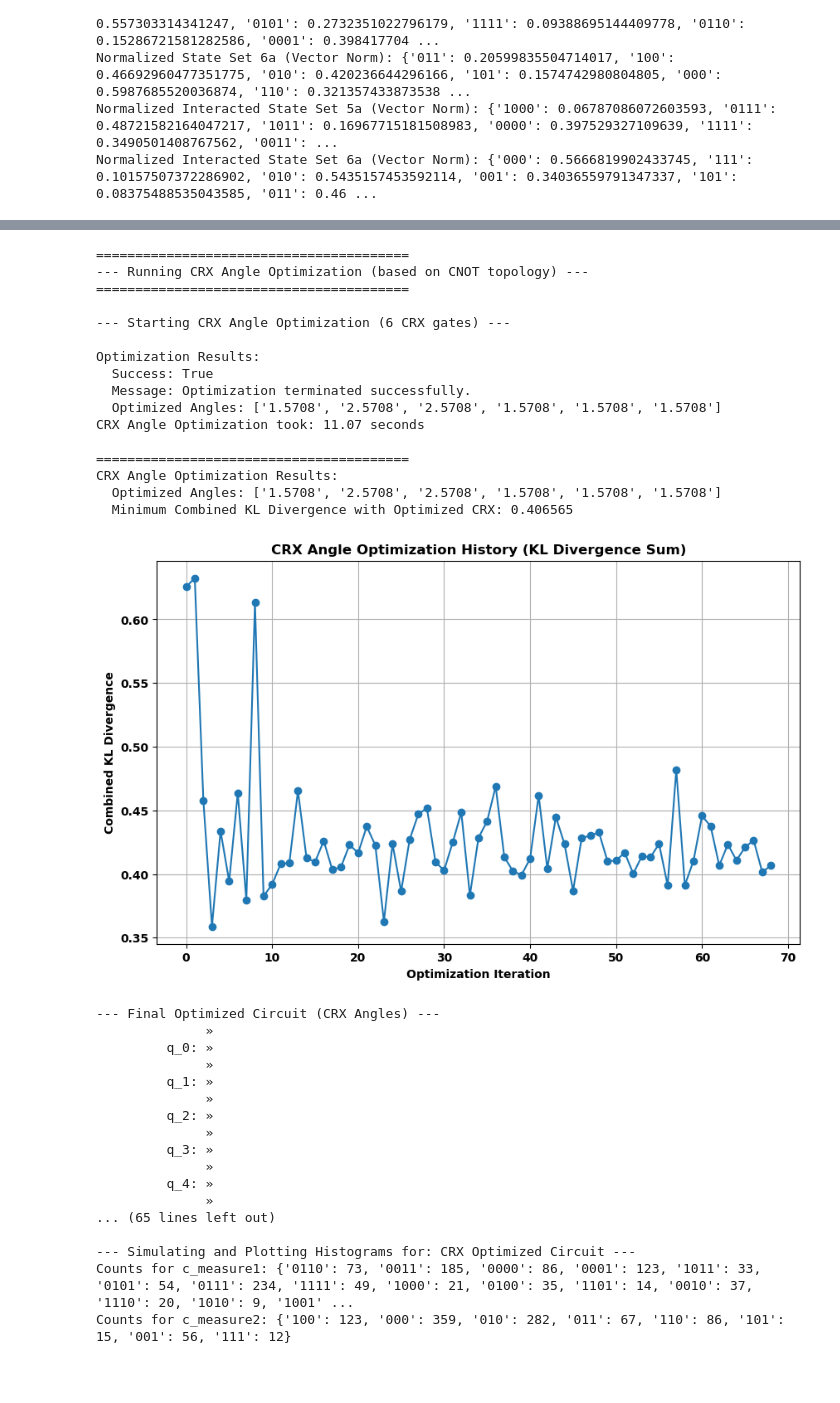
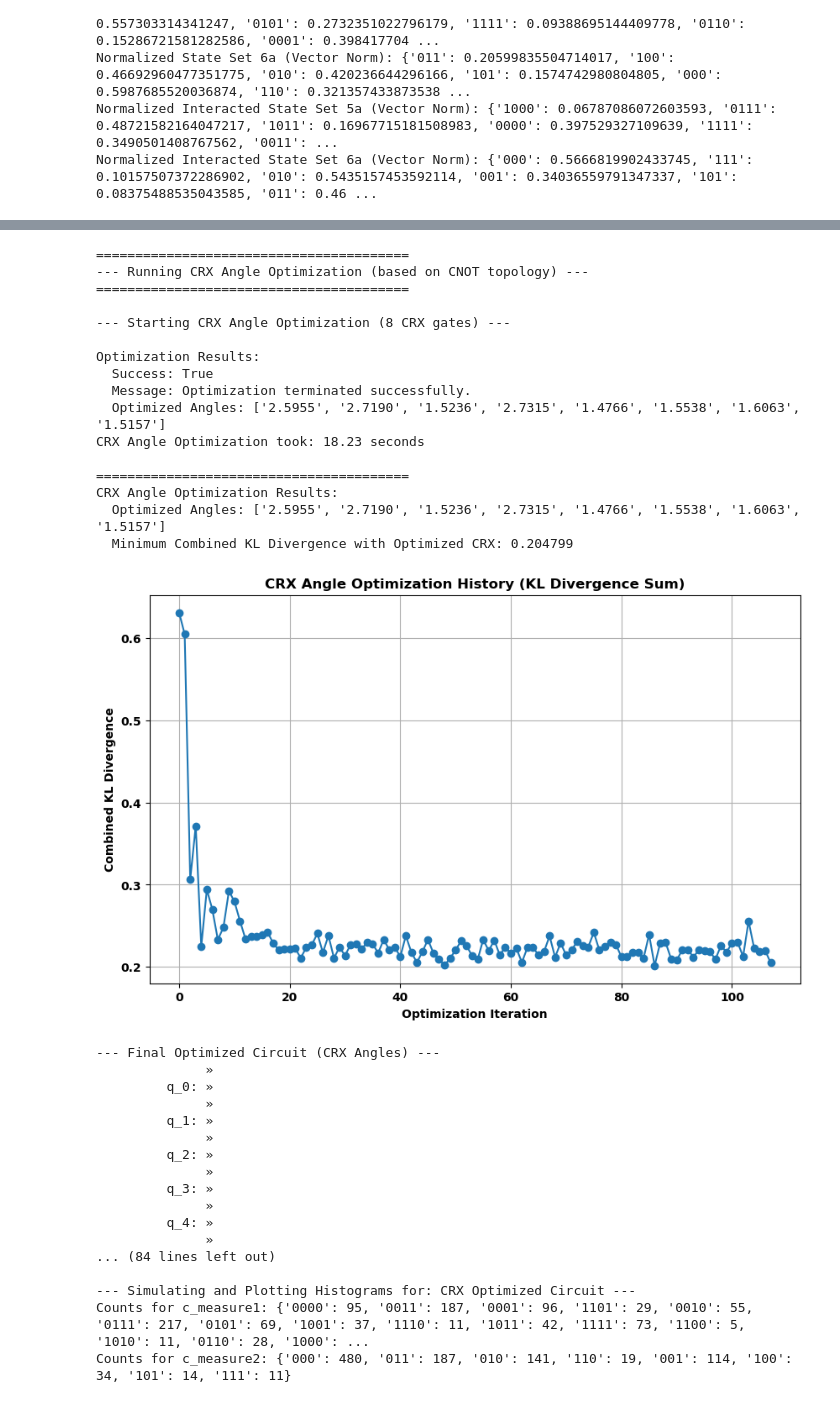
Before and after one commit to cailab-tamu/QuantumXCT, a Jupyter notebook: python/bell_dist_kl.ipynb, the cells around one changed output, grey strips where cells are left out. Drawn from its saved outputs; the diff is of its cells as text; code cells hidden in the pictures; blank space fills up the shorter version.

Commit message:
Binary greedy search implemented for pairs of cnots, qaoa approach initialized

```diff
--- a/python/bell_dist_kl.ipynb
+++ b/python/bell_dist_kl.ipynb
@@ -2713,17 +3114,20 @@ def find_best_cnot_sequence_iterative_pairwise(
 # %%
+np.random.seed(42)
+
 print("\n" + "="*40)
 print("--- Running Multi-Epoch Refined Search ---")
 print("="*40)
 
-best_cnot_sequence, min_kl_sum, all_possible_single_cnots, working_pool = find_best_cnot_sequence_iterative_pairwise(
+#best_cnot_sequence, min_kl_sum, all_possible_single_cnots, working_pool = find_best_cnot_sequence_iterative_pairwise(
+all_possible_single_cnots, best_cnot_sequence, best_remove_sequence, min_kl_sum = find_best_cnot_sequence_iterative_pairwise(
     circ1,
     circ2,
     normalized_joint_counts_ct1_mo,
     normalized_joint_counts_ct2_mo,
     normalized_joint_counts_ct1_co,
     normalized_joint_counts_ct2_co,
-    nshots=2000,
-    threshold=0.01
+    nshots=5000,
+    threshold= 0 # 0.4
 )
 
 print("\n" + "="*40)
@@ -2853,7 +3264,7 @@ optimized_crx_angles, min_kl_crx_optimized, crx_optimization_history = optimize_
     normalized_joint_counts_ct1_co,
     normalized_joint_counts_ct2_co,
     best_cnot_sequence, # Use the CNOT topology found by brute-force
-    nshots=2000,
+    nshots=5000,
     opt_method='COBYLA', # Using L-BFGS-B COBYLA for angle optimization
     initial_angle_value= np.pi/2 # Start angles at pi (CNOT equivalent) | pi/2 mixed
 )
@@ -2874,39 +3285,39 @@ if crx_optimization_history:
     plt.grid(True)
     #plt.xticks(range(len(crx_optimization_history))) # Ensure all iterations are shown on x-axis
     plt.show()
     plt.close() # Close the figure to free memory
 
 
 # Construct and draw the final circuit with optimized CRX angles
 final_crx_optimized_circuit = add_crx_gates_and_measurements_to_circuit(
     concatenate_circuits_with_separate_measurements(circ1, circ2),
     circ1.num_qubits,
     best_cnot_sequence,
     optimized_crx_angles
 )
 print("\n--- Final Optimized Circuit (CRX Angles) ---")
 print(final_crx_optimized_circuit.draw('text'))
 
 # Plot histograms for the CRX optimized circuit
 plot_measurement_histograms(final_crx_optimized_circuit, nshots=1000, title_prefix="CRX Optimized Circuit")
 # %% [output]
 ========================================
 --- Running CRX Angle Optimization (based on CNOT topology) ---
 ========================================
 
---- Starting CRX Angle Optimization (6 CRX gates) ---
+--- Starting CRX Angle Optimization (8 CRX gates) ---
 
 Optimization Results:
   Success: True
   Message: Optimization terminated successfully.
-  Optimized Angles: ['1.5708', '2.5708', '2.5708', '1.5708', '1.5708', '1.5708']
-CRX Angle Optimization took: 11.07 seconds
+  Optimized Angles: ['2.5955', '2.7190', '1.5236', '2.7315', '1.4766', '1.5538', '1.6063', '1.5157']
+CRX Angle Optimization took: 18.23 seconds
 
 ========================================
 CRX Angle Optimization Results:
-  Optimized Angles: ['1.5708', '2.5708', '2.5708', '1.5708', '1.5708', '1.5708']
-  Minimum Combined KL Divergence with Optimized CRX: 0.406565
+  Optimized Angles: ['2.5955', '2.7190', '1.5236', '2.7315', '1.4766', '1.5538', '1.6063', '1.5157']
+  Minimum Combined KL Divergence with Optimized CRX: 0.204799
-[figure, old version]
+[figure, new version]
 --- Final Optimized Circuit (CRX Angles) ---
               »
          q_0: »
@@ -2919,8 +3330,8 @@ CRX Angle Optimization Results:
               »
          q_4: »
               »
-... (65 lines left out)
+... (84 lines left out)
 
 --- Simulating and Plotting Histograms for: CRX Optimized Circuit ---
-Counts for c_measure1: {'0110': 73, '0011': 185, '0000': 86, '0001': 123, '1011': 33, '0101': 54, '0111': 234, '1111': 49, '1000': 21, '0100': 35, '1101': 14, '0010': 37, '1110': 20, '1010': 9, '1001' ...
-Counts for c_measure2: {'100': 123, '000': 359, '010': 282, '011': 67, '110': 86, '101': 15, '001': 56, '111': 12}
+Counts for c_measure1: {'0000': 95, '0011': 187, '0001': 96, '1101': 29, '0010': 55, '0111': 217, '0101': 69, '1001': 37, '1110': 11, '1011': 42, '1111': 73, '1100': 5, '1010': 11, '0110': 28, '1000': ...
+Counts for c_measure2: {'000': 480, '011': 187, '010': 141, '110': 19, '001': 114, '100': 34, '101': 14, '111': 11}
```
Also changed, not shown: parts of 24 cells of this notebook, 3 other files.
